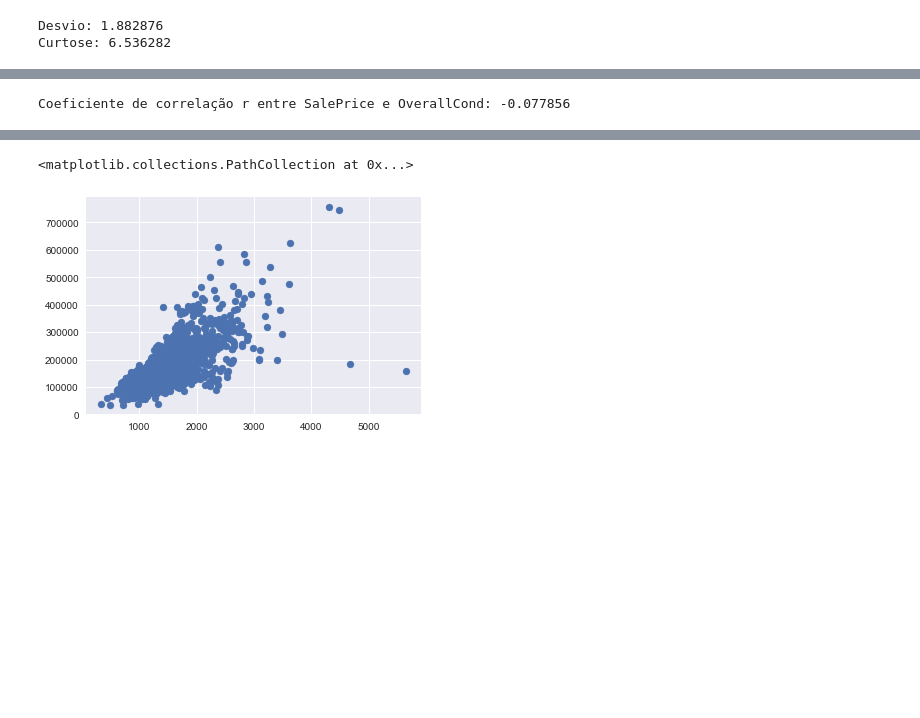
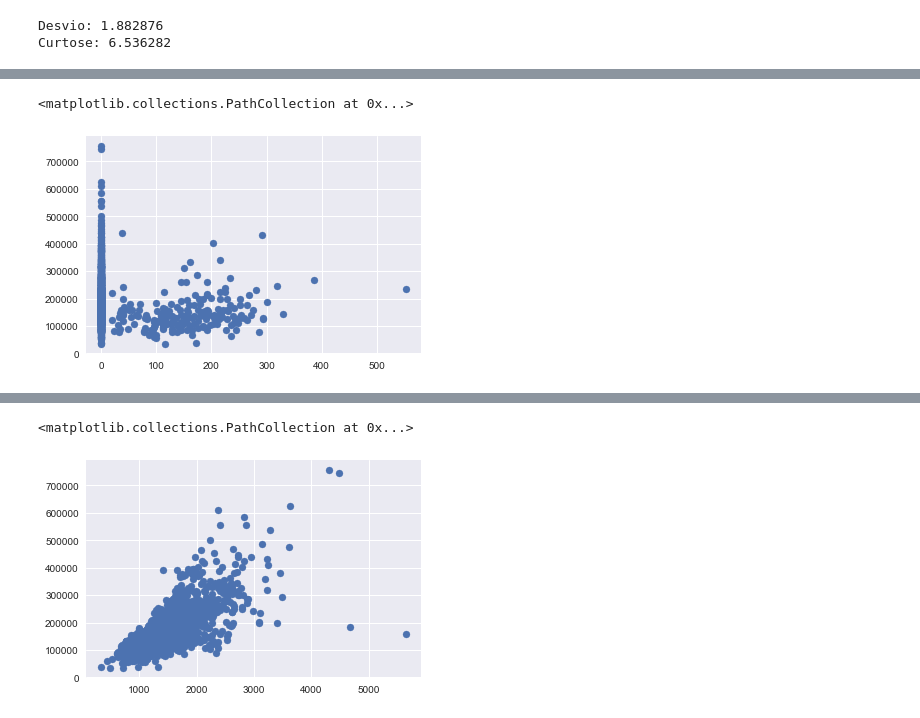
Before and after one commit to ticiana/Analise-de-Dados-Regressao, a Jupyter notebook: house_prices.ipynb, the cells around one changed output, grey strips where cells are left out. Cells and saved outputs as stored; diff of their text form; code cells hidden in the pictures; blank space fills up the shorter version.

```diff
--- a/house_prices.ipynb
+++ b/house_prices.ipynb
@@ -94,6 +130,5 @@ plt.scatter(data.OverallCond, data.SalePrice)
-# %%
-#O coeficiente de correlação mostra quão bem um modelo linear descreve a relação entre duas variáveis.
-#Quando r=0, indica que as variáveis não são correlacionadas
-print("Coeficiente de correlação r entre SalePrice e OverallCond: %f" % data.SalePrice.corr(data.OverallCond))
-# %% [output]
-Coeficiente de correlação r entre SalePrice e OverallCond: -0.077856
+# %%
+plt.scatter(data.EnclosedPorch, data.SalePrice)
+# %% [output]
+<matplotlib.collections.PathCollection at 0x...>
+[figure, added]
```
Also changed, not shown: parts of 27 cells of this notebook.
